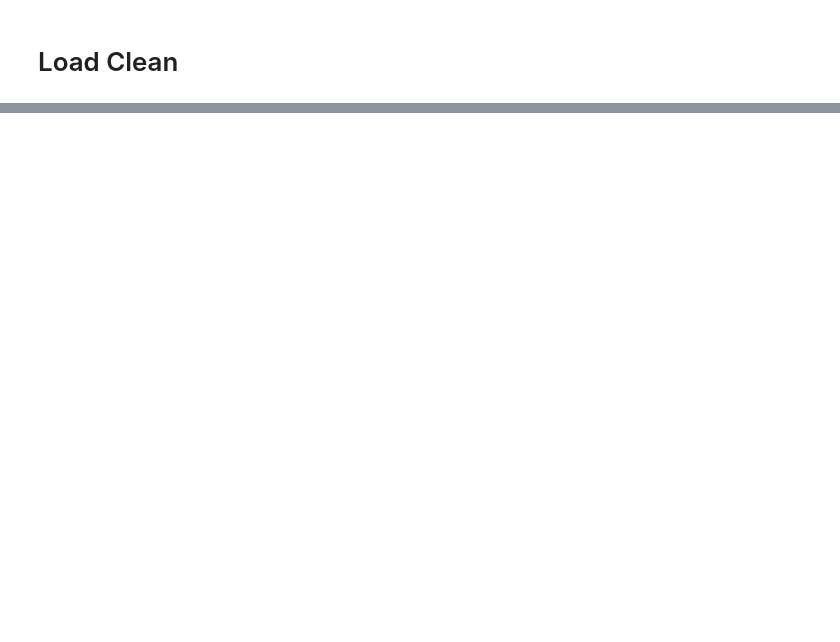
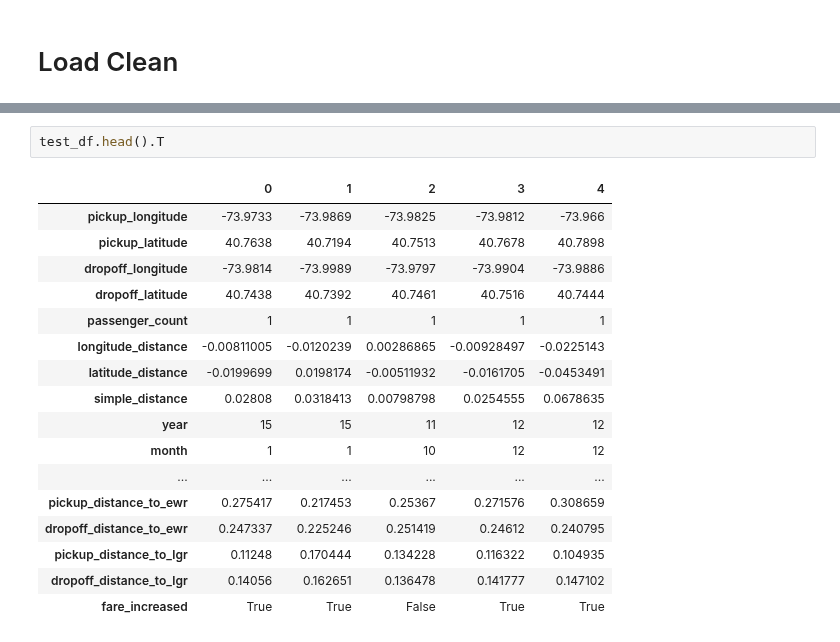
Before and after one commit to szeleeteo/kaggle, a Jupyter notebook: new-york-city-taxi-fare-prediction/new-york-city-taxi-fare-prediction_Data_Cleaning_v05.ipynb, the cells around one changed output, grey strips where cells are left out. Saved outputs shown, nothing was run; the diff lists cells and outputs as text; blank space fills up the shorter version.

```diff
--- a/new-york-city-taxi-fare-prediction/new-york-city-taxi-fare-prediction_Data_Cleaning_v05.ipynb
+++ b/new-york-city-taxi-fare-prediction/new-york-city-taxi-fare-prediction_Data_Cleaning_v05.ipynb
@@ -748,0 +940,20 @@ test_df.info()
+# %%
+test_df.head().T
+# %% [output]
+|  | 0 | 1 | 2 | 3 | 4 |
+| pickup_longitude | -73.9733 | -73.9869 | -73.9825 | -73.9812 | -73.966 |
+| pickup_latitude | 40.7638 | 40.7194 | 40.7513 | 40.7678 | 40.7898 |
+| dropoff_longitude | -73.9814 | -73.9989 | -73.9797 | -73.9904 | -73.9886 |
+| dropoff_latitude | 40.7438 | 40.7392 | 40.7461 | 40.7516 | 40.7444 |
+| passenger_count | 1 | 1 | 1 | 1 | 1 |
+| longitude_distance | -0.00811005 | -0.0120239 | 0.00286865 | -0.00928497 | -0.0225143 |
+| latitude_distance | -0.0199699 | 0.0198174 | -0.00511932 | -0.0161705 | -0.0453491 |
+| simple_distance | 0.02808 | 0.0318413 | 0.00798798 | 0.0254555 | 0.0678635 |
+| year | 15 | 15 | 11 | 12 | 12 |
+| month | 1 | 1 | 10 | 12 | 12 |
+| ... | ... | ... | ... | ... | ... |
+| pickup_distance_to_ewr | 0.275417 | 0.217453 | 0.25367 | 0.271576 | 0.308659 |
+| dropoff_distance_to_ewr | 0.247337 | 0.225246 | 0.251419 | 0.24612 | 0.240795 |
+| pickup_distance_to_lgr | 0.11248 | 0.170444 | 0.134228 | 0.116322 | 0.104935 |
+| dropoff_distance_to_lgr | 0.14056 | 0.162651 | 0.136478 | 0.141777 | 0.147102 |
+| fare_increased | True | True | False | True | True |
```
Also changed, not shown: parts of 64 cells of this notebook, 2 other files.
